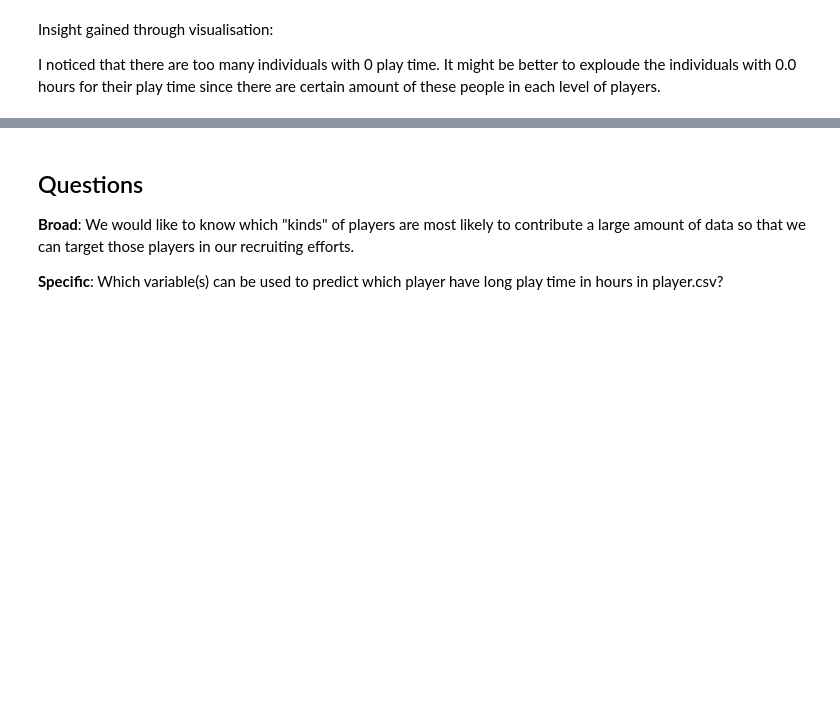
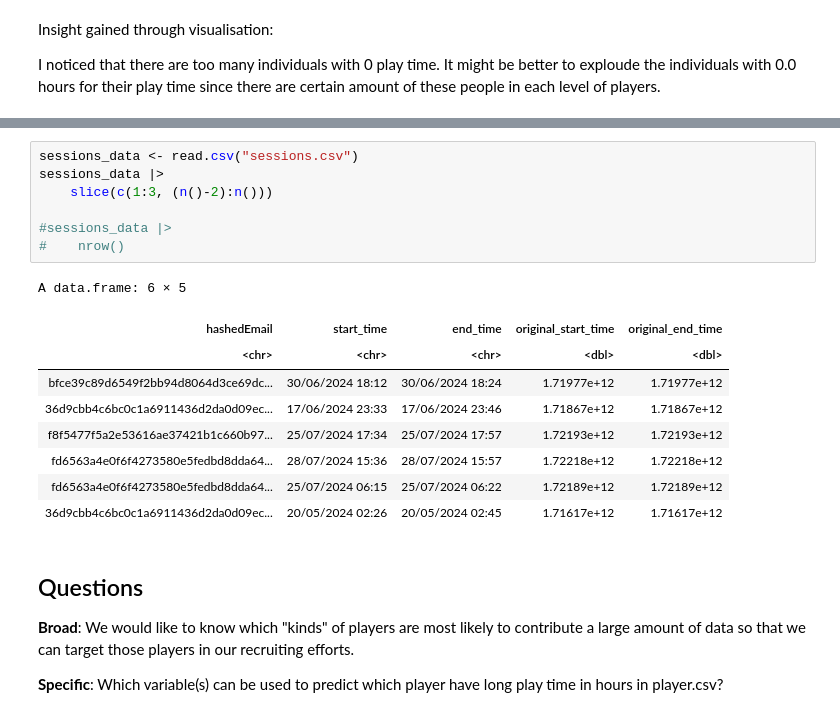
Before and after one commit to MariY01/DSProject, a Jupyter notebook: Project_planning_individual.ipynb, the cells around one changed output, grey strips where cells are left out. Saved outputs shown, nothing was run; the diff lists cells and outputs as text; blank space fills up the shorter version.

Commit message:
Data description of sessions file
Data description of sessions.csv file done

```diff
--- a/Project_planning_individual.ipynb
+++ b/Project_planning_individual.ipynb
@@ -83,3 +100,20 @@ I noticed that there are too many individuals with 0 play time. It might be bett
+# %%
+sessions_data <- read.csv("sessions.csv")
+sessions_data |>
+    slice(c(1:3, (n()-2):n()))
+
+#sessions_data |>
+#    nrow()
+# %% [output]
+A data.frame: 6 × 5
+| hashedEmail | start_time | end_time | original_start_time | original_end_time |
+| <chr> | <chr> | <chr> | <dbl> | <dbl> |
+| bfce39c89d6549f2bb94d8064d3ce69dc... | 30/06/2024 18:12 | 30/06/2024 18:24 | 1.71977e+12 | 1.71977e+12 |
+| 36d9cbb4c6bc0c1a6911436d2da0d09ec... | 17/06/2024 23:33 | 17/06/2024 23:46 | 1.71867e+12 | 1.71867e+12 |
+| f8f5477f5a2e53616ae37421b1c660b97... | 25/07/2024 17:34 | 25/07/2024 17:57 | 1.72193e+12 | 1.72193e+12 |
+| fd6563a4e0f6f4273580e5fedbd8dda64... | 28/07/2024 15:36 | 28/07/2024 15:57 | 1.72218e+12 | 1.72218e+12 |
+| fd6563a4e0f6f4273580e5fedbd8dda64... | 25/07/2024 06:15 | 25/07/2024 06:22 | 1.72189e+12 | 1.72189e+12 |
+| 36d9cbb4c6bc0c1a6911436d2da0d09ec... | 20/05/2024 02:26 | 20/05/2024 02:45 | 1.71617e+12 | 1.71617e+12 |
 # %% [markdown]
 ## Questions
 
```
Also changed, not shown: parts of 2 cells of this notebook.
